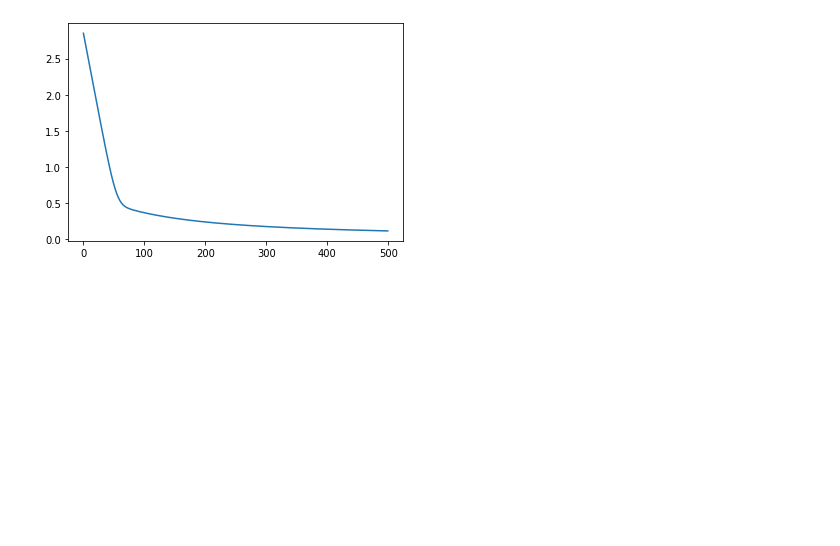
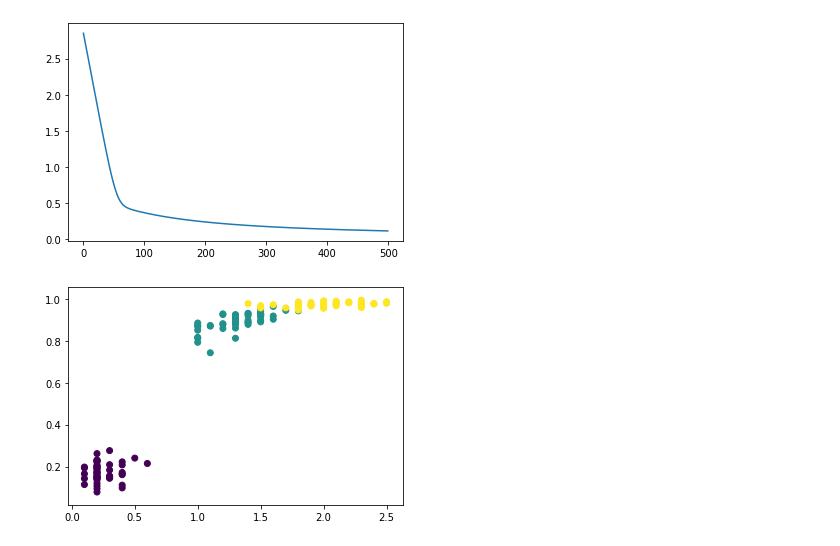
Before and after one commit to anirudhreddy02/homl_codes, a Jupyter notebook: code3.ipynb, the cells around one changed output. Saved outputs shown, nothing was run; the diff lists cells and outputs as text; code cells hidden in the pictures; blank space fills up the shorter version.

```diff
--- a/code3.ipynb
+++ b/code3.ipynb
@@ -57,3 +91,8 @@ plt.plot(range(epoch),cost_function_history)
 plt.show()
 # %% [output]
 [figure]
+# %%
+plt.scatter(data_iris.data[:,3],p,c=data_iris.target)
+plt.show()
+# %% [output]
+[figure, added]
```
Also changed, not shown: parts of 6 cells of this notebook.
